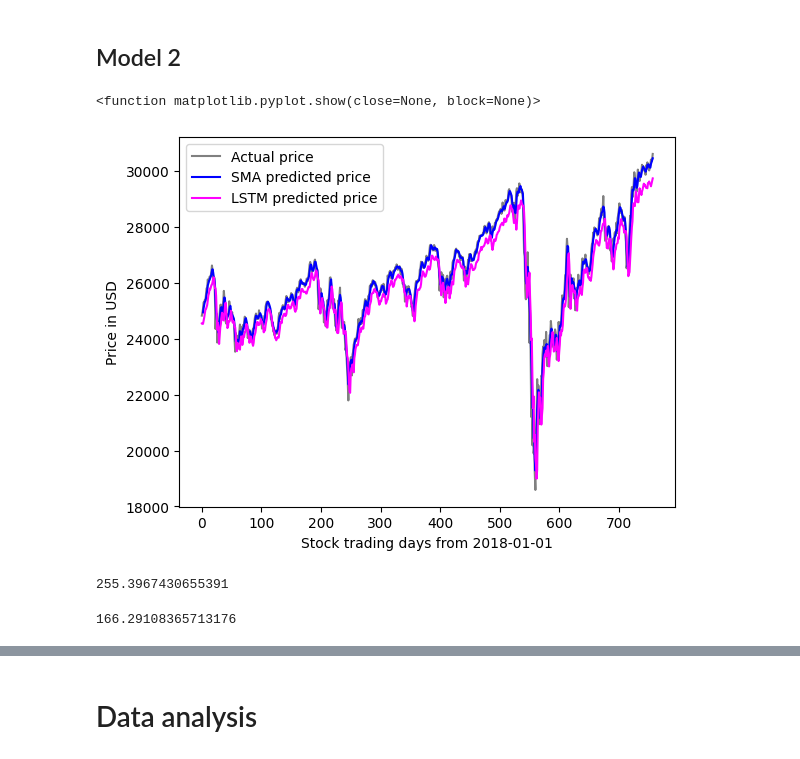
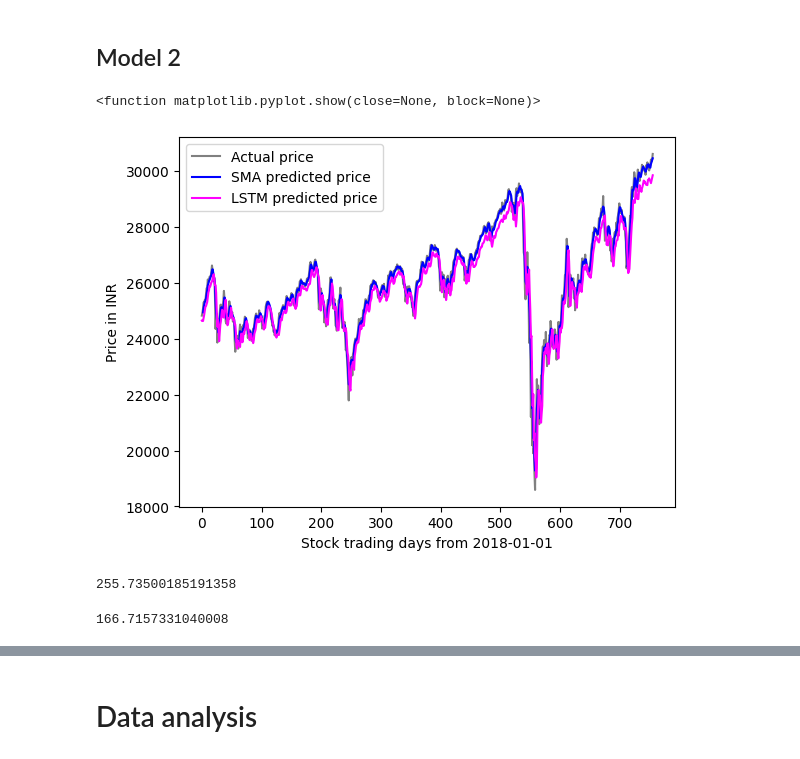
Before and after one commit to danamalas/master_thesis, a Jupyter notebook: Till Github/ws3,e5,2l.ipynb, the cells around one changed output, grey strips where cells are left out. Cells and saved outputs as stored; diff of their text form; code cells hidden in the pictures.

```diff
--- a/Till Github/ws3,e5,2l.ipynb
+++ b/Till Github/ws3,e5,2l.ipynb
@@ -122,34 +156,38 @@ data2['SMA'] = data2['Close'].rolling(window_size).mean()
 # %%
 data2 = data2.reset_index()
 # %%
-df = pd.DataFrame({'act1':test_data['Close'].valuesactual_prices.ravel(), 'pred1':predicted_prices1.ravel()})
+df = pd.DataFrame({'act1':test_data['Close'].values.ravel(), 'pred1':predicted_prices1.ravel()})
 # %%
 data2 = pd.merge(data2, df, left_on ='Close', right_on ='act1',how='left')
+# %%
+data2 = data2.drop_duplicates(subset = 'Date')
+# %%
+data2 = data2.reset_index()
 # %%
 plt.plot(data2['act1'], label = 'Actual price', color = 'grey')
 plt.plot(data2['SMA'], label = 'SMA predicted price', color = 'blue')
 plt.plot(data2['pred1'], label = 'LSTM predicted price', color = 'magenta')
 
 
 
 
 
 plt.xlabel('Stock trading days from 2018-01-01')
-plt.ylabel('Price in USD')
+plt.ylabel('Price in INR')
 
 plt.legend()
 plt.show
 # %% [output]
 <function matplotlib.pyplot.show(close=None, block=None)>
-[figure, old version]
+[figure, new version]
 # %%
 math.sqrt(metrics.mean_squared_error(data2['act1'][window_size-1:].dropna(), data2['SMA'].dropna()))
 # %% [output]
-255.3967430655391
+255.73500185191358
 # %%
 metrics.mean_absolute_error(data2['act1'][window_size-1:].dropna(), data2['SMA'].dropna())
 # %% [output]
-166.29108365713176
+166.7157331040008
 # %%
 residuals = test_data['Close'].values[5:]-predicted_prices
 residuals = residuals.tolist()
```
Also changed, not shown: parts of 17 cells of this notebook, 1 other file.
